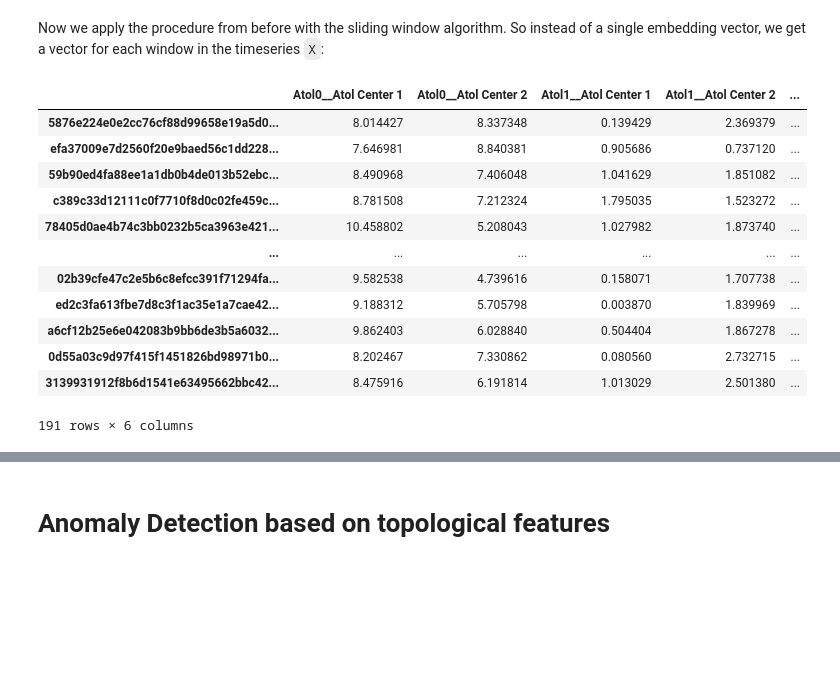
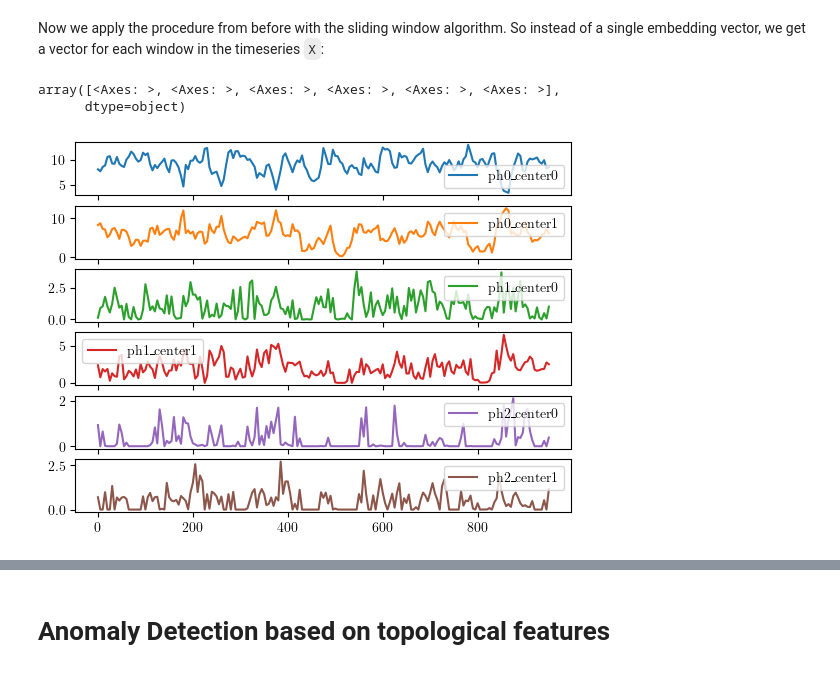
Before and after one commit to IRT-SystemX/tdaad, a Jupyter notebook: examples/oua_tutorial.ipynb, the cells around one changed output, grey strips where cells are left out. Drawn from its saved outputs; the diff is of its cells as text; code cells hidden in the pictures; blank space fills up the shorter version.

```diff
--- a/examples/oua_tutorial.ipynb
+++ b/examples/oua_tutorial.ipynb
@@ -104,20 +109,10 @@ Now we apply the procedure from before with the sliding window algorithm. So ins
 # %%
 from tdaad.topological_embedding import TopologicalEmbedding
 
 embedder = TopologicalEmbedding(window_size=50, n_centers_by_dim=2).fit(X)
 embedding = embedder.transform(X)
-embedding
+embedding.plot(subplots=True)
 # %% [output]
-|  | Atol0__Atol Center 1 | Atol0__Atol Center 2 | Atol1__Atol Center 1 | Atol1__Atol Center 2 | ... |
-| 5876e224e0e2cc76cf88d99658e19a5d0... | 8.014427 | 8.337348 | 0.139429 | 2.369379 | ... |
-| efa37009e7d2560f20e9baed56c1dd228... | 7.646981 | 8.840381 | 0.905686 | 0.737120 | ... |
-| 59b90ed4fa88ee1a1db0b4de013b52ebc... | 8.490968 | 7.406048 | 1.041629 | 1.851082 | ... |
-| c389c33d12111c0f7710f8d0c02fe459c... | 8.781508 | 7.212324 | 1.795035 | 1.523272 | ... |
-| 78405d0ae4b74c3bb0232b5ca3963e421... | 10.458802 | 5.208043 | 1.027982 | 1.873740 | ... |
-| ... | ... | ... | ... | ... | ... |
-| 02b39cfe47c2e5b6c8efcc391f71294fa... | 9.582538 | 4.739616 | 0.158071 | 1.707738 | ... |
-| ed2c3fa613fbe7d8c3f1ac35e1a7cae42... | 9.188312 | 5.705798 | 0.003870 | 1.839969 | ... |
-| a6cf12b25e6e042083b9bb6de3b5a6032... | 9.862403 | 6.028840 | 0.504404 | 1.867278 | ... |
-| 0d55a03c9d97f415f1451826bd98971b0... | 8.202467 | 7.330862 | 0.080560 | 2.732715 | ... |
-| 3139931912f8b6d1541e63495662bbc42... | 8.475916 | 6.191814 | 1.013029 | 2.501380 | ... |
-191 rows × 6 columns
+array([<Axes: >, <Axes: >, <Axes: >, <Axes: >, <Axes: >, <Axes: >],
+      dtype=object)
+[figure, added]
```
Also changed, not shown: parts of 5 cells of this notebook, 12 other files.
